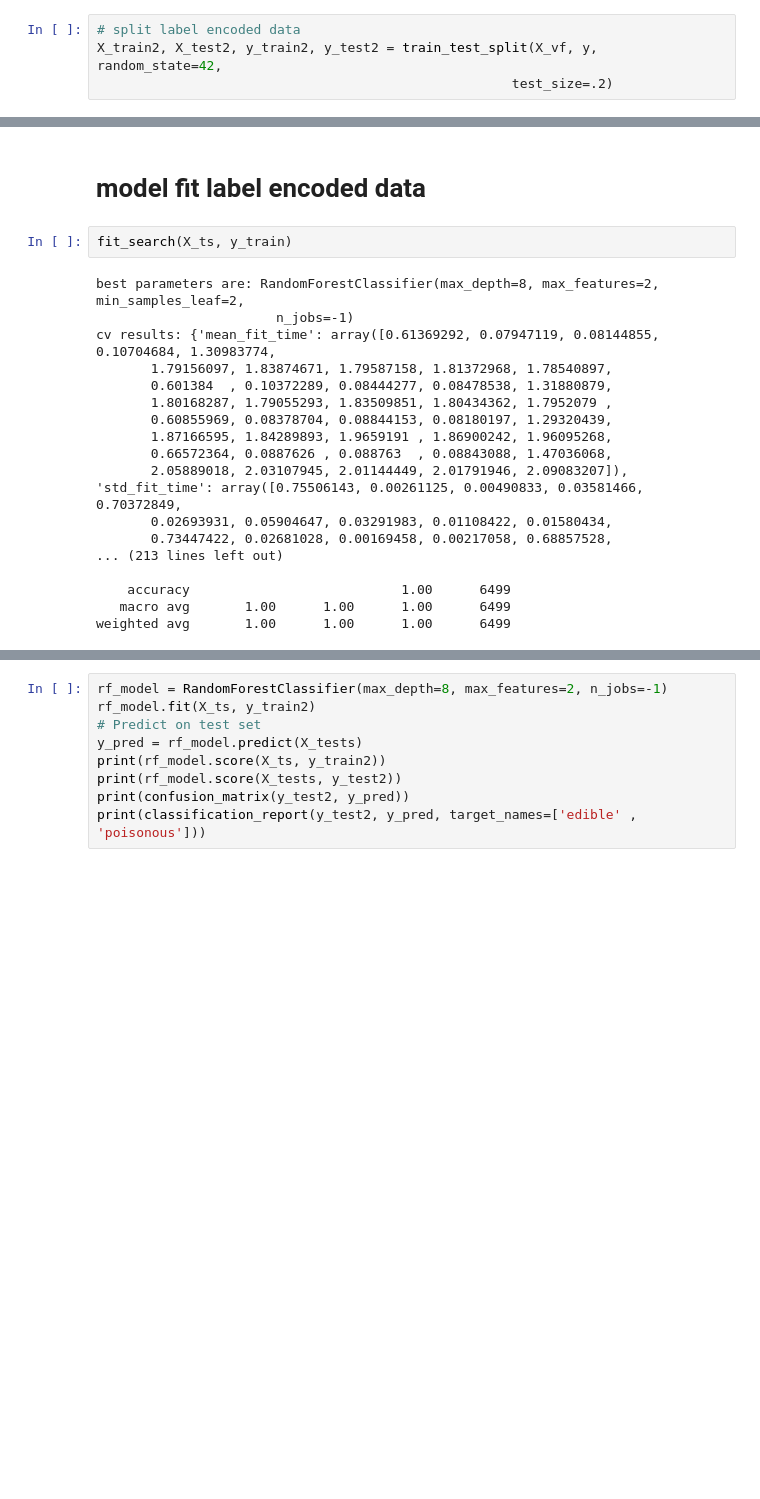
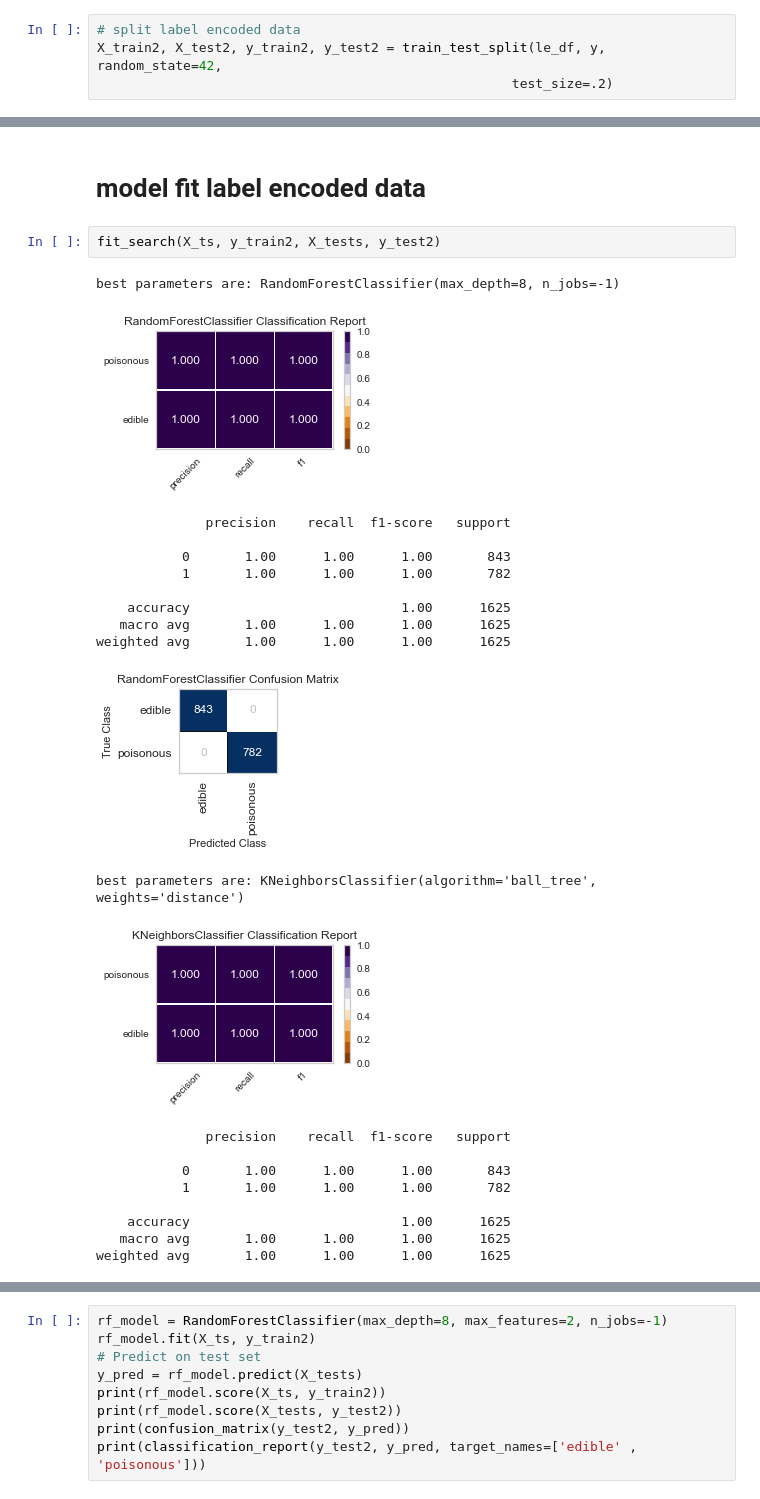
Before and after one commit to 8REN/fungiClassification, a Jupyter notebook: funginotebook.ipynb, the cells around one changed output, grey strips where cells are left out. Saved outputs shown, nothing was run; the diff lists cells and outputs as text; blank space fills up the shorter version.

```diff
--- a/funginotebook.ipynb
+++ b/funginotebook.ipynb
@@ -540,7 +554,7 @@ X_train, X_test, y_train, y_test = train_test_split(X_ohe, y, random_state=42,
                                                      test_size=.2)
 # %%
 # split label encoded data
-X_train2, X_test2, y_train2, y_test2 = train_test_split(X_vf, y, random_state=42,
+X_train2, X_test2, y_train2, y_test2 = train_test_split(le_df, y, random_state=42,
                                                      test_size=.2)
 # %%
 X_train3, X_test3, y_train3, y_test3 = train_test_split(XC_ohe, y, random_state=42,
@@ -692,22 +742,26 @@ from numpy import where
 # %% [markdown]
 # model fit label encoded data
 # %%
-fit_search(X_ts, y_train)
+fit_search(X_ts, y_train2, X_tests, y_test2)
 # %% [output]
-best parameters are: RandomForestClassifier(max_depth=8, max_features=2, min_samples_leaf=2,
-                       n_jobs=-1)
-cv results: {'mean_fit_time': array([0.61369292, 0.07947119, 0.08144855, 0.10704684, 1.30983774,
-       1.79156097, 1.83874671, 1.79587158, 1.81372968, 1.78540897,
-       0.601384  , 0.10372289, 0.08444277, 0.08478538, 1.31880879,
-       1.80168287, 1.79055293, 1.83509851, 1.80434362, 1.7952079 ,
-       0.60855969, 0.08378704, 0.08844153, 0.08180197, 1.29320439,
-       1.87166595, 1.84289893, 1.9659191 , 1.86900242, 1.96095268,
-       0.66572364, 0.0887626 , 0.088763  , 0.08843088, 1.47036068,
-       2.05889018, 2.03107945, 2.01144449, 2.01791946, 2.09083207]), 'std_fit_time': array([0.75506143, 0.00261125, 0.00490833, 0.03581466, 0.70372849,
-       0.02693931, 0.05904647, 0.03291983, 0.01108422, 0.01580434,
-       0.73447422, 0.02681028, 0.00169458, 0.00217058, 0.68857528,
-... (213 lines left out)
-
-    accuracy                           1.00      6499
-   macro avg       1.00      1.00      1.00      6499
-weighted avg       1.00      1.00      1.00      6499
+best parameters are: RandomForestClassifier(max_depth=8, n_jobs=-1)
+[figure, added]
+              precision    recall  f1-score   support
+
+           0       1.00      1.00      1.00       843
+           1       1.00      1.00      1.00       782
+
+    accuracy                           1.00      1625
+   macro avg       1.00      1.00      1.00      1625
+weighted avg       1.00      1.00      1.00      1625
+[figure, added]
+best parameters are: KNeighborsClassifier(algorithm='ball_tree', weights='distance')
+[figure, added]
+              precision    recall  f1-score   support
+
+           0       1.00      1.00      1.00       843
+           1       1.00      1.00      1.00       782
+
+    accuracy                           1.00      1625
+   macro avg       1.00      1.00      1.00      1625
+weighted avg       1.00      1.00      1.00      1625
```
Also changed, not shown: parts of 25 cells of this notebook.
